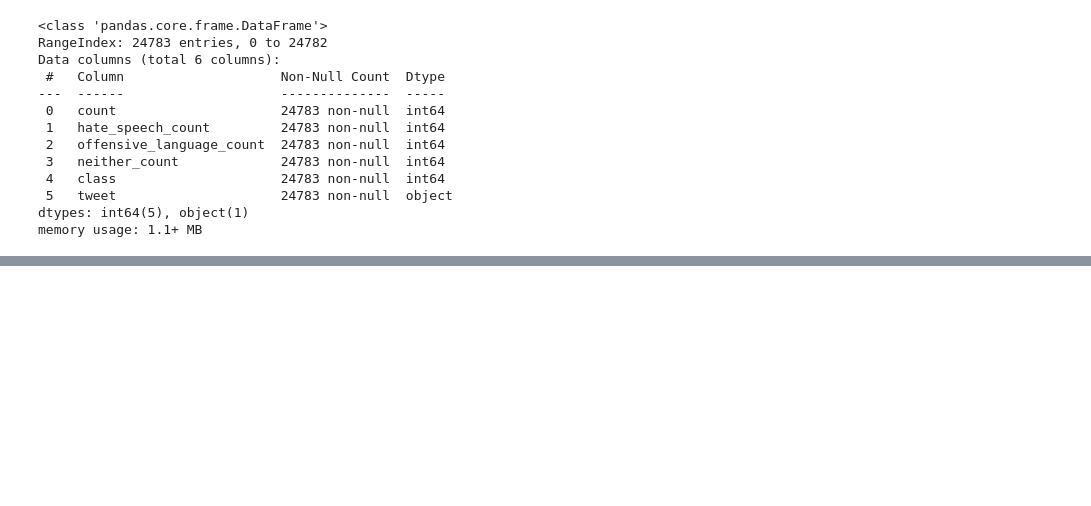
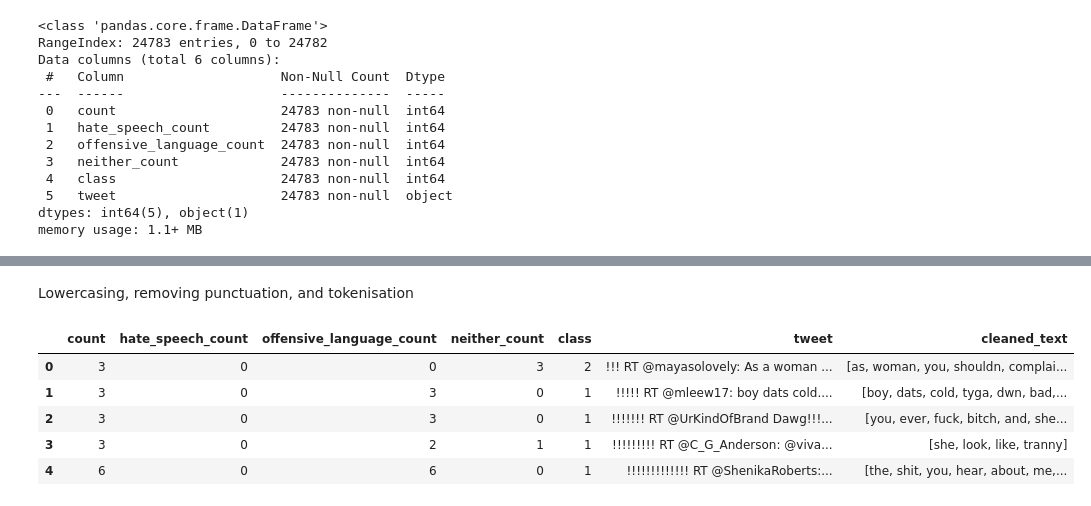
Before and after one commit to daniel-023/Offensive-Speech-Detection, a Jupyter notebook: 01_data_exploration_and_preprocessing.ipynb, the cells around one changed output, grey strips where cells are left out. Saved outputs shown, nothing was run; the diff lists cells and outputs as text; code cells hidden in the pictures; blank space fills up the shorter version.

```diff
--- a/01_data_exploration_and_preprocessing.ipynb
+++ b/01_data_exploration_and_preprocessing.ipynb
@@ -41,0 +98,12 @@ memory usage: 1.1+ MB
+# %% [markdown]
+Lowercasing, removing punctuation, and tokenisation
+# %%
+df['cleaned_text'] = df['cleaned_text'].apply(lambda x: gensim.utils.simple_preprocess(x))
+df.head()
+# %% [output]
+|  | count | hate_speech_count | offensive_language_count | neither_count | class | tweet | cleaned_text |
+| 0 | 3 | 0 | 0 | 3 | 2 | !!! RT @mayasolovely: As a woman ... | [as, woman, you, shouldn, complai... |
+| 1 | 3 | 0 | 3 | 0 | 1 | !!!!! RT @mleew17: boy dats cold.... | [boy, dats, cold, tyga, dwn, bad,... |
+| 2 | 3 | 0 | 3 | 0 | 1 | !!!!!!! RT @UrKindOfBrand Dawg!!!... | [you, ever, fuck, bitch, and, she... |
+| 3 | 3 | 0 | 2 | 1 | 1 | !!!!!!!!! RT @C_G_Anderson: @viva... | [she, look, like, tranny] |
+| 4 | 6 | 0 | 6 | 0 | 1 | !!!!!!!!!!!!! RT @ShenikaRoberts:... | [the, shit, you, hear, about, me,... |
```
Also changed, not shown: parts of 16 cells of this notebook, 3 other files.
